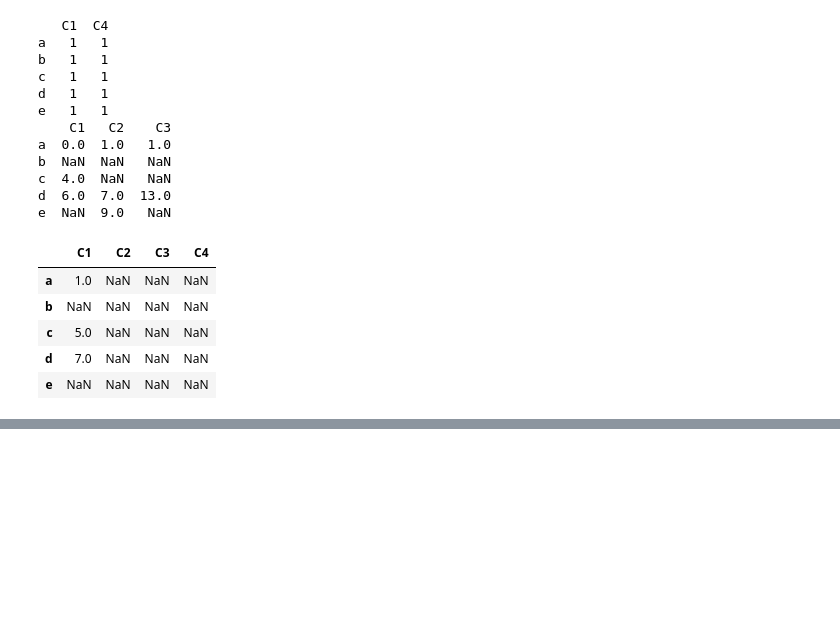
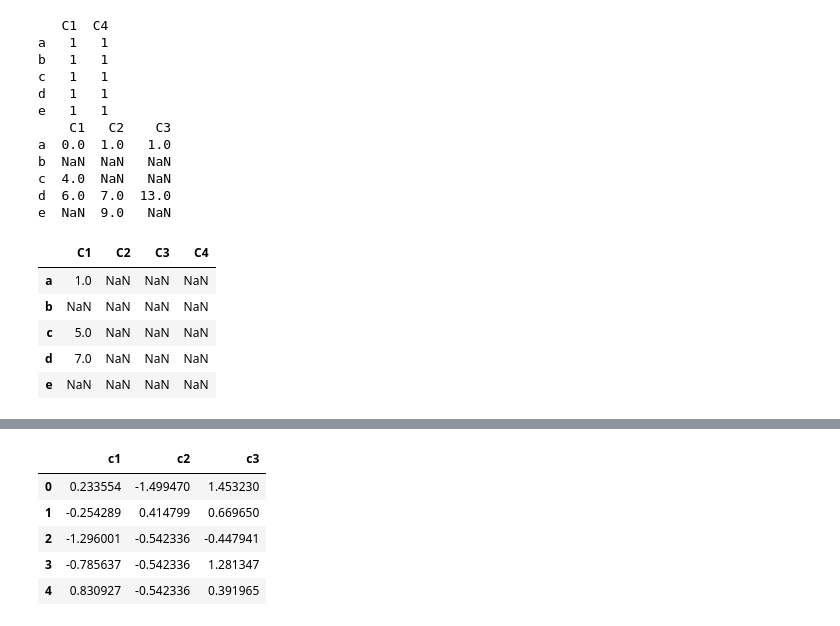
Before and after one commit to ikeven94/py_repo, a Jupyter notebook: Pandas_Numpy/Pandas_preprocessing.ipynb, the cells around one changed output, grey strips where cells are left out. Cells and saved outputs as stored; diff of their text form; code cells hidden in the pictures; blank space fills up the shorter version.

```diff
--- a/Pandas_Numpy/Pandas_preprocessing.ipynb
+++ b/Pandas_Numpy/Pandas_preprocessing.ipynb
@@ -581,0 +602,11 @@ array([[-0.89437772, -1.4854862 , -1.40835426],
+# %%
+df.where(pd.notnull(df),df.mean(),axis='columns',inplace=True)
+df
+# 데이터프레임, 시리즈 모두 where 함수 사용법 동일
+# %% [output]
+|  | c1 | c2 | c3 |
+| 0 | 0.233554 | -1.499470 | 1.453230 |
+| 1 | -0.254289 | 0.414799 | 0.669650 |
+| 2 | -1.296001 | -0.542336 | -0.447941 |
+| 3 | -0.785637 | -0.542336 | 1.281347 |
+| 4 | 0.830927 | -0.542336 | 0.391965 |
```
Also changed, not shown: parts of 17 cells of this notebook.
